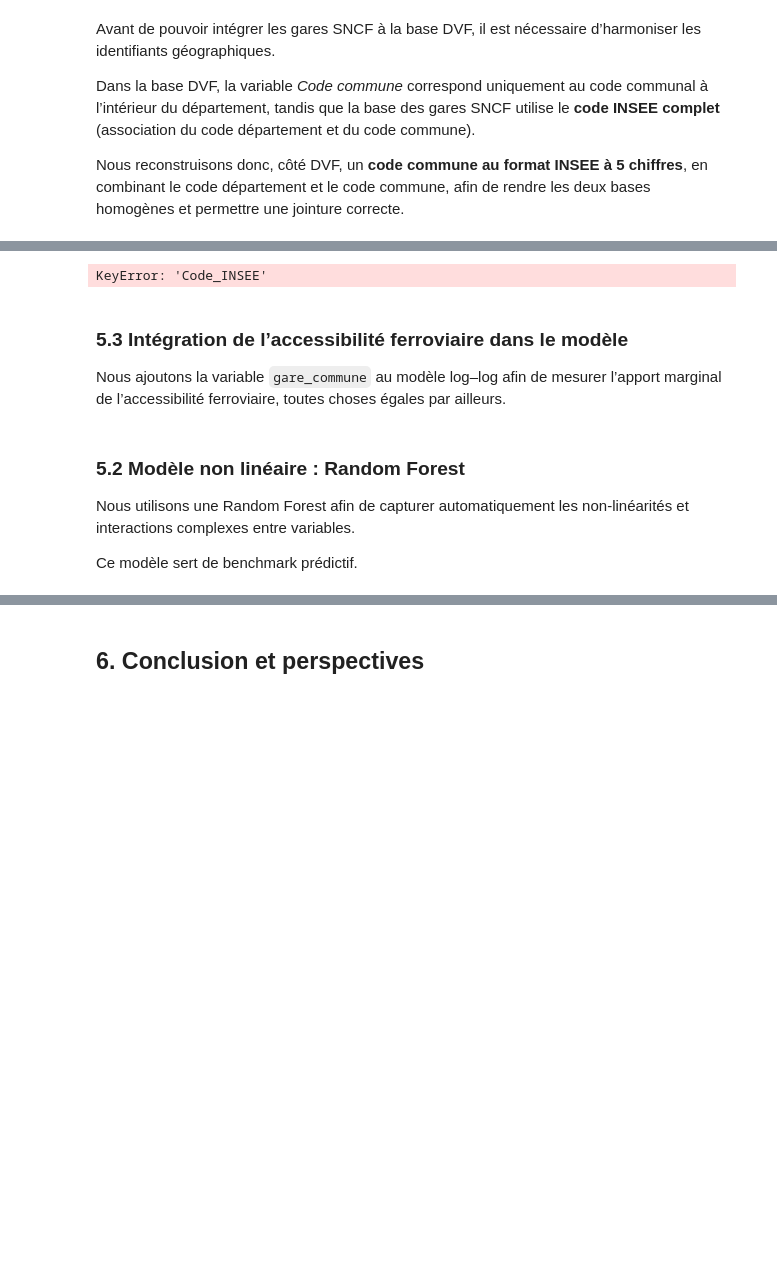
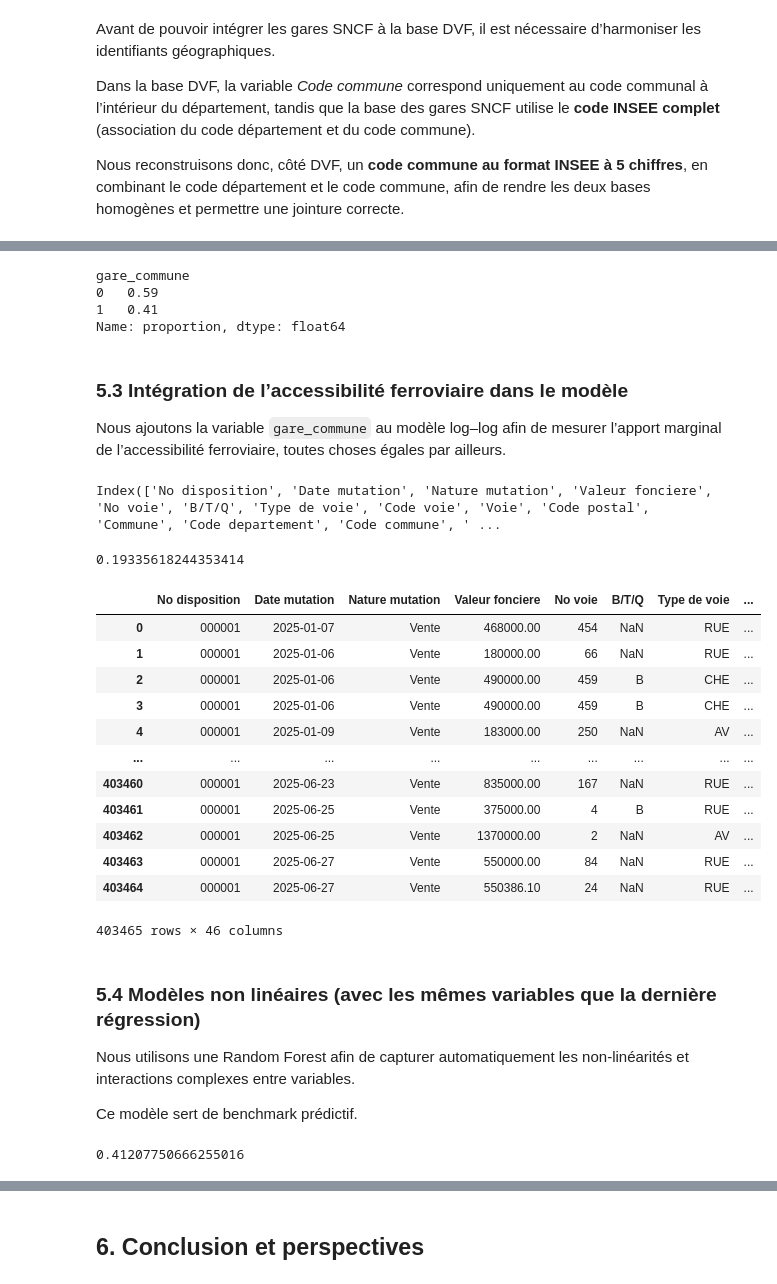
Before and after one commit to constantinsimon/Projet-Python-2A-ENSAE, a Jupyter notebook: Main notebook.ipynb, the cells around one changed output, grey strips where cells are left out. Drawn from its saved outputs; the diff is of its cells as text; code cells hidden in the pictures; blank space fills up the shorter version.

Commit message:
ajout autres modèles non linéaires (s/o statapp)

```diff
--- a/Main notebook.ipynb
+++ b/Main notebook.ipynb
@@ -887,15 +709,20 @@ Name: Code_INSEE, dtype: object
 # %%
+df_model3["Code_INSEE"] = df_model3["Code_INSEE"].astype(str)
+
 # Création de la variable binaire d’accessibilité ferroviaire
-df_final["gare_commune"] = (
-    df_final["Code_INSEE"].astype(str)
+df_model3["gare_commune"] = (
+    df_model3["Code_INSEE"]
     .isin(communes_avec_gare)
     .astype(int)
 )
 
 # Vérification de la distribution
-df_final["gare_commune"].value_counts(normalize=True)
+df_model3["gare_commune"].value_counts(normalize=True)
 # %% [output]
-KeyError: 'Code_INSEE'
+gare_commune
+0   0.59
+1   0.41
+Name: proportion, dtype: float64
 # %% [markdown]
 ### 5.3 Intégration de l’accessibilité ferroviaire dans le modèle
 
@@ -903,24 +730,20 @@ Nous ajoutons la variable `gare_commune` au modèle log–log afin de mesurer
 l’apport marginal de l’accessibilité ferroviaire,
 toutes choses égales par ailleurs.
 # %%
-df_model.columns
+df_model3.columns
+# %% [output]
+Index(['No disposition', 'Date mutation', 'Nature mutation', 'Valeur fonciere', 'No voie', 'B/T/Q', 'Type de voie', 'Code voie', 'Voie', 'Code postal', 'Commune', 'Code departement', 'Code commune', ' ...
 # %%
-from sklearn.model_selection import train_test_split
-from sklearn.linear_model import LinearRegression
-from sklearn.metrics import r2_score
-
-
-
 # Encodage du type de bien
-df_model["Appartement"] = (df_model["Type local"] == "Appartement").astype(int)
+df_model3["Appartement"] = (df_model3["Type local"] == "Appartement").astype(int)
 
 # Transformations logarithmiques
-df_model["log_surface"] = np.log(df_model["Surface reelle bati"])
-df_model["log_population"] = np.log(df_model["Population_Dept"])
-df_model["log_densite"] = np.log(df_model["Densité_Dept"])
+df_model3["log_surface"] = np.log(df_model3["Surface reelle bati"])
+df_model3["log_population"] = np.log(df_model3["Population_Dept"])
+df_model3["log_densite"] = np.log(df_model3["Densité_Dept"])
 
 # Variables explicatives (ajout de gare_commune)
-X = df_model[
+X = df_model3[
     [
         "log_surface",
         "Appartement",
@@ -931,15 +754,12 @@ X = df_model[
     ]
 ]
 
-# Variable cible (log)
-y = np.log(df_model["Valeur m2"])
+y = np.log(df_model3["Valeur m2"])
 
-# Nettoyage des lignes incomplètes
-df_model_clean = pd.concat([X, y], axis=1).dropna()
-X = df_model_clean[X.columns]
-y = df_model_clean[y.name]
+df_model3_clean = pd.concat([X, y], axis=1).dropna()
+X = df_model3_clean[X.columns]
+y = df_model3_clean[y.name]
 
-# Séparation train / test
 X_train, X_test, y_train, y_test = train_test_split(
     X, y, test_size=0.2, random_state=42
 )
@@ -949,12 +769,27 @@ model = LinearRegression()
 model.fit(X_train, y_train)
 
 # Évaluation
-r2_gare = r2_score(y_test, model.predict(X_test))
-r2_gare
+print(r2_score(y_test, model.predict(X_test)))
+# %% [output]
+0.19335618244353414
 # %%
-df_model
+df_model3
+# %% [output]
+|  | No disposition | Date mutation | Nature mutation | Valeur fonciere | No voie | B/T/Q | Type de voie | ... |
+| 0 | 000001 | 2025-01-07 | Vente | 468000.00 | 454 | NaN | RUE | ... |
+| 1 | 000001 | 2025-01-06 | Vente | 180000.00 | 66 | NaN | RUE | ... |
+| 2 | 000001 | 2025-01-06 | Vente | 490000.00 | 459 | B | CHE | ... |
+| 3 | 000001 | 2025-01-06 | Vente | 490000.00 | 459 | B | CHE | ... |
+| 4 | 000001 | 2025-01-09 | Vente | 183000.00 | 250 | NaN | AV | ... |
+| ... | ... | ... | ... | ... | ... | ... | ... | ... |
+| 403460 | 000001 | 2025-06-23 | Vente | 835000.00 | 167 | NaN | RUE | ... |
+| 403461 | 000001 | 2025-06-25 | Vente | 375000.00 | 4 | B | RUE | ... |
+| 403462 | 000001 | 2025-06-25 | Vente | 1370000.00 | 2 | NaN | AV | ... |
+| 403463 | 000001 | 2025-06-27 | Vente | 550000.00 | 84 | NaN | RUE | ... |
+| 403464 | 000001 | 2025-06-27 | Vente | 550386.10 | 24 | NaN | RUE | ... |
+403465 rows × 46 columns
 # %% [markdown]
-### 5.2 Modèle non linéaire : Random Forest
+### 5.4 Modèles non linéaires (avec les mêmes variables que la dernière régression)
 
 Nous utilisons une Random Forest afin de capturer automatiquement
 les non-linéarités et interactions complexes entre variables.
@@ -972,6 +807,7 @@ rf = RandomForestRegressor(
 
 rf.fit(X_train, y_train)
 
-r2_rf = r2_score(y_test, rf.predict(X_test))
-r2_rf
+print(r2_score(y_test, rf.predict(X_test)))
+# %% [output]
+0.41207750666255016
 # %% [markdown]
```
Also changed, not shown: parts of 34 cells of this notebook.
